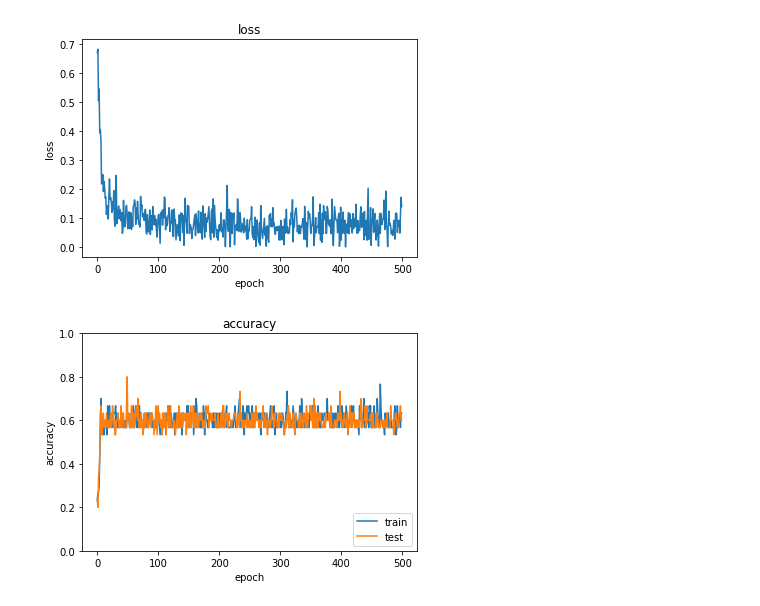
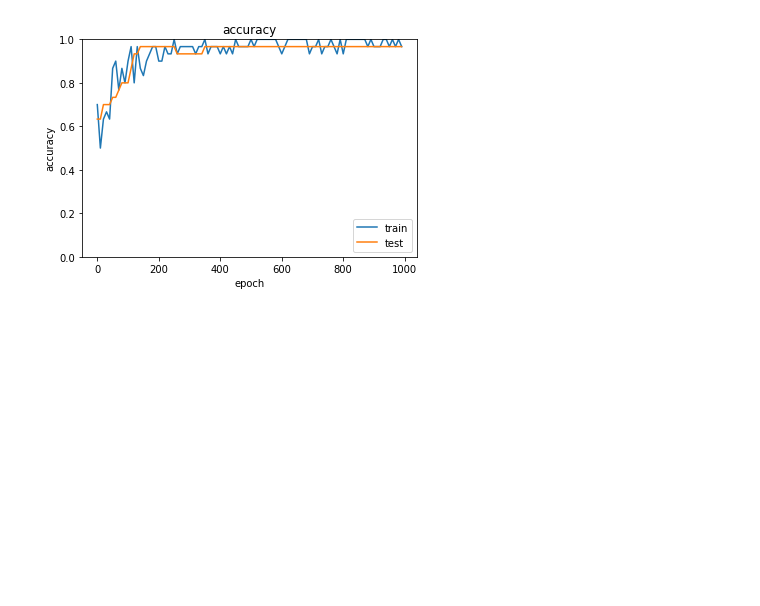
Before and after one commit to Choco-Pie-L/dnn, a Jupyter notebook: iris.ipynb, the cells around one changed output. Saved outputs shown, nothing was run; the diff lists cells and outputs as text; code cells hidden in the pictures; blank space fills up the shorter version.

```diff
--- a/iris.ipynb
+++ b/iris.ipynb
@@ -50,7 +3,7 @@ import numpy as np
 import matplotlib.pyplot as plt
 from sklearn import datasets
 from network import OriginalNet
-from optimizer import SGD, Adam
+from optimizer import Adam
 
 # データセットのロード
 iris = datasets.load_iris()
@@ -75,11 +28,11 @@ x_train = np.nan_to_num(normalize_cols(x_train))
 x_test = np.nan_to_num(normalize_cols(x_test))
 
 # ハイパーパラメータ
-max_epoch = 500
+max_epoch = 1000
 batch_size = 30
-hidden_size = 10
+hidden_size = 5
 output_size = 3
-learning_rate = 0.01
+learning_rate = 0.005
 
 # 学習で使用する変数
 data_size = len(x_train)
@@ -89,9 +42,19 @@ loss_count = 0
 loss_list = []
 accuracies_train = []
 accuracies_test = []
+plot_interval = 10
 
 model = OriginalNet(input_size=x_train.shape[1], hidden_size=hidden_size, output_size=output_size)
 optimizer = Adam(lr = learning_rate)
+
+# 精度計算
+def accuracy(model, X, D):
+    Y = model.predict(X)
+    Y = np.argmax(Y, axis=1)
+    if D.ndim != 1 : D = np.argmax(D, axis=1)
+
+    accuracy = np.sum(Y == D) / float(X.shape[0])
+    return accuracy
 
 for epoch in range(max_epoch):
     # データのシャッフル
@@ -105,34 +68,30 @@ for epoch in range(max_epoch):
 
         loss = model.forward(batch_x, batch_t)
         model.backward()
-        params, grads = remove_duplicate(model.params, model.grads)
-#         if max_grad is not None:
-#             clip_grads
         optimizer.update(model.params, model.grads)
 
         total_loss += loss
         loss_count += 1
 
-        accr_train = accuracy(model, x_test, t_test)
+        accr_train = accuracy(model, batch_x, batch_t)
         accr_test = accuracy(model, x_test, t_test)
 
         avg_loss = total_loss / loss_count
-        print('| epoch %d |  iter %d / %d | loss %.2f' % (epoch + 1, iters + 1, max_iters, avg_loss))
         total_loss, loss_count = 0, 0
 
-    accuracies_train.append(accr_train)
-    accuracies_test.append(accr_test)
-    loss_list.append(avg_loss)
+    if (epoch + 1) % plot_interval == 0:
+        accuracies_train.append(accr_train)
+        accuracies_test.append(accr_test)
+        loss_list.append(avg_loss)
+
+    print('| epoch %d | accr_train %.2f' % (epoch + 1, accr_train))
+    print('| epoch %d | accr_test %.2f' % (epoch + 1, accr_test))
+
 
 # 学習結果のプロット
-plt.plot(range(max_epoch), loss_list, label='train')
-plt.title("loss")
-plt.xlabel('epoch')
-plt.ylabel('loss')
-plt.show()
-
-plt.plot(range(max_epoch), accuracies_train, label='train')
-plt.plot(range(max_epoch), accuracies_test, label='test')
+lists = range(0, max_epoch, plot_interval)
+plt.plot(lists, accuracies_train, label='train')
+plt.plot(lists, accuracies_test, label='test')
 plt.legend(loc="lower right")
 plt.title("accuracy")
 plt.xlabel('epoch')
@@ -160,2 +119 @@ plt.show()
-[figure, old version]
+[figure, new version]
-[figure, removed]
```
Also changed, not shown: parts of 2 cells of this notebook, 1 other file.
